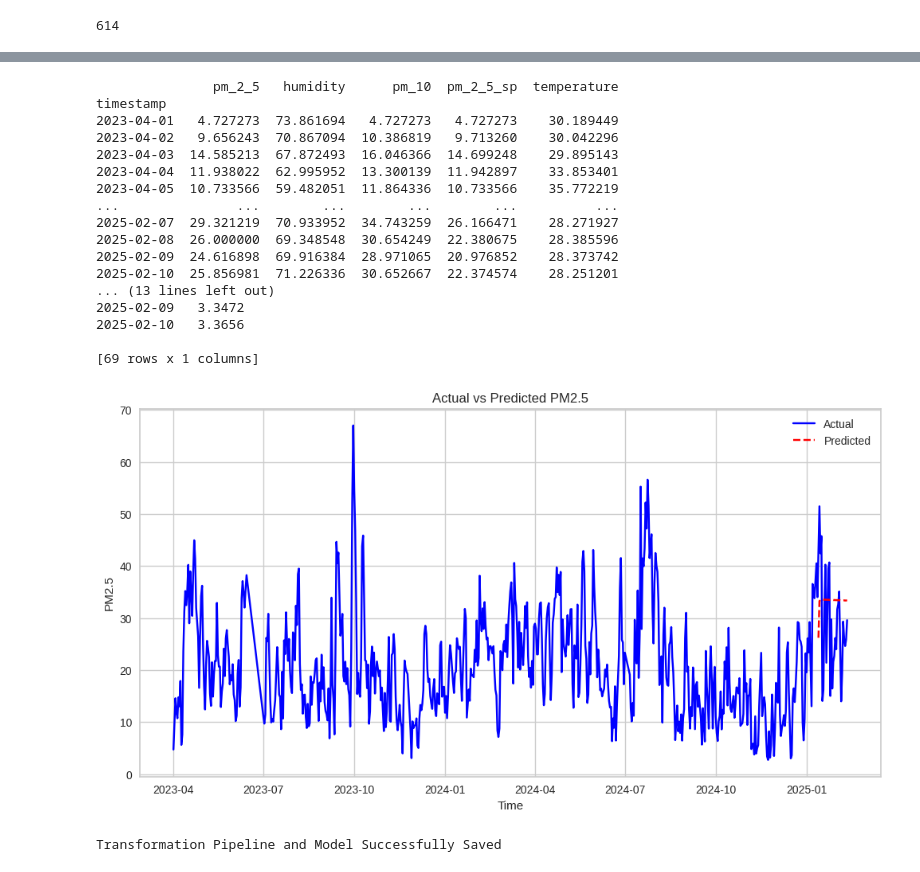
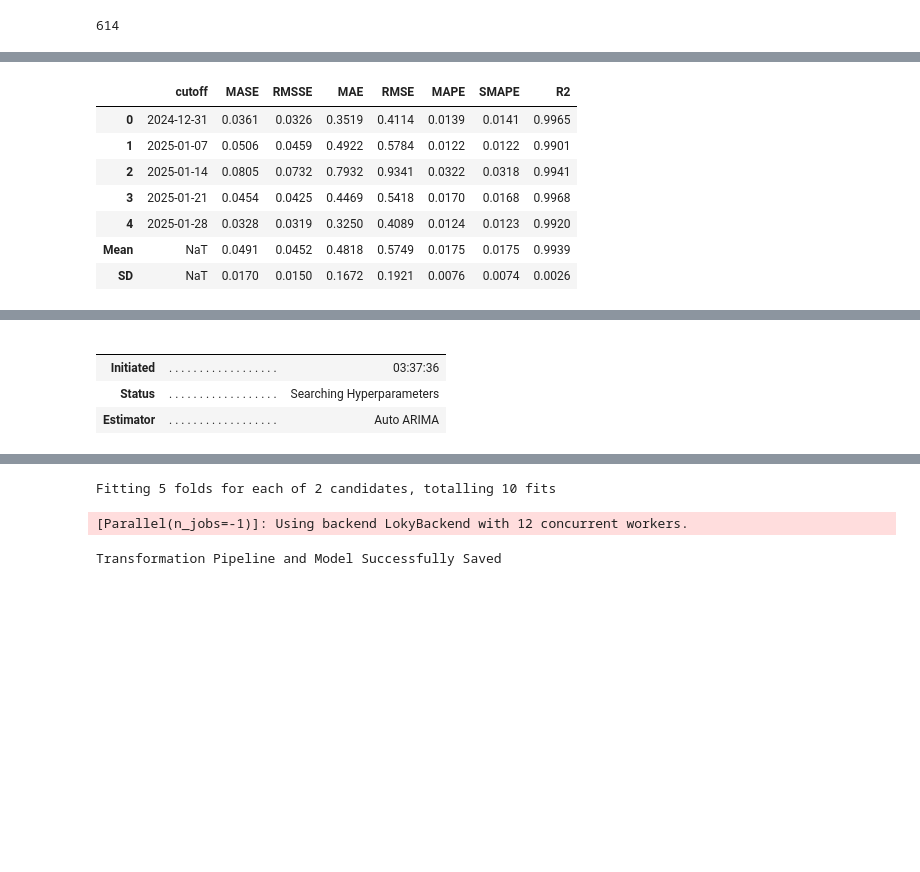
Before and after one commit to KIM2548TH/termproject1-2_cleandata, a Jupyter notebook: test_kim.ipynb, the cells around one changed output, grey strips where cells are left out. Drawn from its saved outputs; the diff is of its cells as text; code cells hidden in the pictures; blank space fills up the shorter version.

```diff
--- a/test_kim.ipynb
+++ b/test_kim.ipynb
@@ -217,7 +199,12 @@ best_model = compare_models()
 # %%
-predictions = predict_model(best_model, fh=len(test_df))  # ทำนายข้อมูล
+arima_model = create_model("auto_arima", seasonal=True)
 
-print(df)
+tuned_arima = tune_model(arima_model)
+
+predictions = predict_model(tuned_arima, fh=7)  # ทำนายข้อมูล
+
+
+print(df.tail(20))
 # ดูผลลัพธ์ที่ได้
 print(predictions)
 # %% [output]
@@ -223,0 +212,8 @@ print(predictions)
+|  | cutoff | MASE | RMSSE | MAE | RMSE | MAPE | SMAPE | R2 |
+| 0 | 2024-12-31 | 0.0361 | 0.0326 | 0.3519 | 0.4114 | 0.0139 | 0.0141 | 0.9965 |
+| 1 | 2025-01-07 | 0.0506 | 0.0459 | 0.4922 | 0.5784 | 0.0122 | 0.0122 | 0.9901 |
+| 2 | 2025-01-14 | 0.0805 | 0.0732 | 0.7932 | 0.9341 | 0.0322 | 0.0318 | 0.9941 |
+| 3 | 2025-01-21 | 0.0454 | 0.0425 | 0.4469 | 0.5418 | 0.0170 | 0.0168 | 0.9968 |
+| 4 | 2025-01-28 | 0.0328 | 0.0319 | 0.3250 | 0.4089 | 0.0124 | 0.0123 | 0.9920 |
+| Mean | NaT | 0.0491 | 0.0452 | 0.4818 | 0.5749 | 0.0175 | 0.0175 | 0.9939 |
+| SD | NaT | 0.0170 | 0.0150 | 0.1672 | 0.1921 | 0.0076 | 0.0074 | 0.0026 |
@@ -223,0 +221,5 @@ print(predictions)
+|  |  |  |
+|  |  |  |
+| Initiated | . . . . . . . . . . . . . . . . . . | 03:37:36 |
+| Status | . . . . . . . . . . . . . . . . . . | Searching Hyperparameters |
+| Estimator | . . . . . . . . . . . . . . . . . . | Auto ARIMA |
@@ -224,36 +227,2 @@ print(predictions)
-               pm_2_5   humidity      pm_10  pm_2_5_sp  temperature
-timestamp
-2023-04-01   4.727273  73.861694   4.727273   4.727273    30.189449
-2023-04-02   9.656243  70.867094  10.386819   9.713260    30.042296
-2023-04-03  14.585213  67.872493  16.046366  14.699248    29.895143
-2023-04-04  11.938022  62.995952  13.300139  11.942897    33.853401
-2023-04-05  10.733566  59.482051  11.864336  10.733566    35.772219
-...               ...        ...        ...        ...          ...
-2025-02-07  29.321219  70.933952  34.743259  26.166471    28.271927
-2025-02-08  26.000000  69.348548  30.654249  22.380675    28.385596
-2025-02-09  24.616898  69.916384  28.971065  20.976852    28.373742
-2025-02-10  25.856981  71.226336  30.652667  22.374574    28.251201
-... (13 lines left out)
-2025-02-09   3.3472
-2025-02-10   3.3656
-
-[69 rows x 1 columns]
+Fitting 5 folds for each of 2 candidates, totalling 10 fits
+[Parallel(n_jobs=-1)]: Using backend LokyBackend with 12 concurrent workers.
-# %%
-import matplotlib.pyplot as plt
-
-# ทำนายอนาคต
-future_dates = df.index[-30:]  # 30 วันสุดท้ายของข้อมูลจริง
-preds = predict_model(best_model, fh=30)  # ทำนาย 30 วัน
-
-# พล็อตกราฟ
-plt.figure(figsize=(12, 6))
-plt.plot(df.index, df['pm_2_5'], label='Actual', color='blue')
-plt.plot(future_dates, preds, label='Predicted', color='red', linestyle='dashed')
-
-plt.xlabel('Time')
-plt.ylabel('PM2.5')
-plt.title('Actual vs Predicted PM2.5')
-plt.legend()
-plt.show()
-# %% [output]
-[figure, removed]
```
Also changed, not shown: parts of 3 cells of this notebook, 1 other file.
